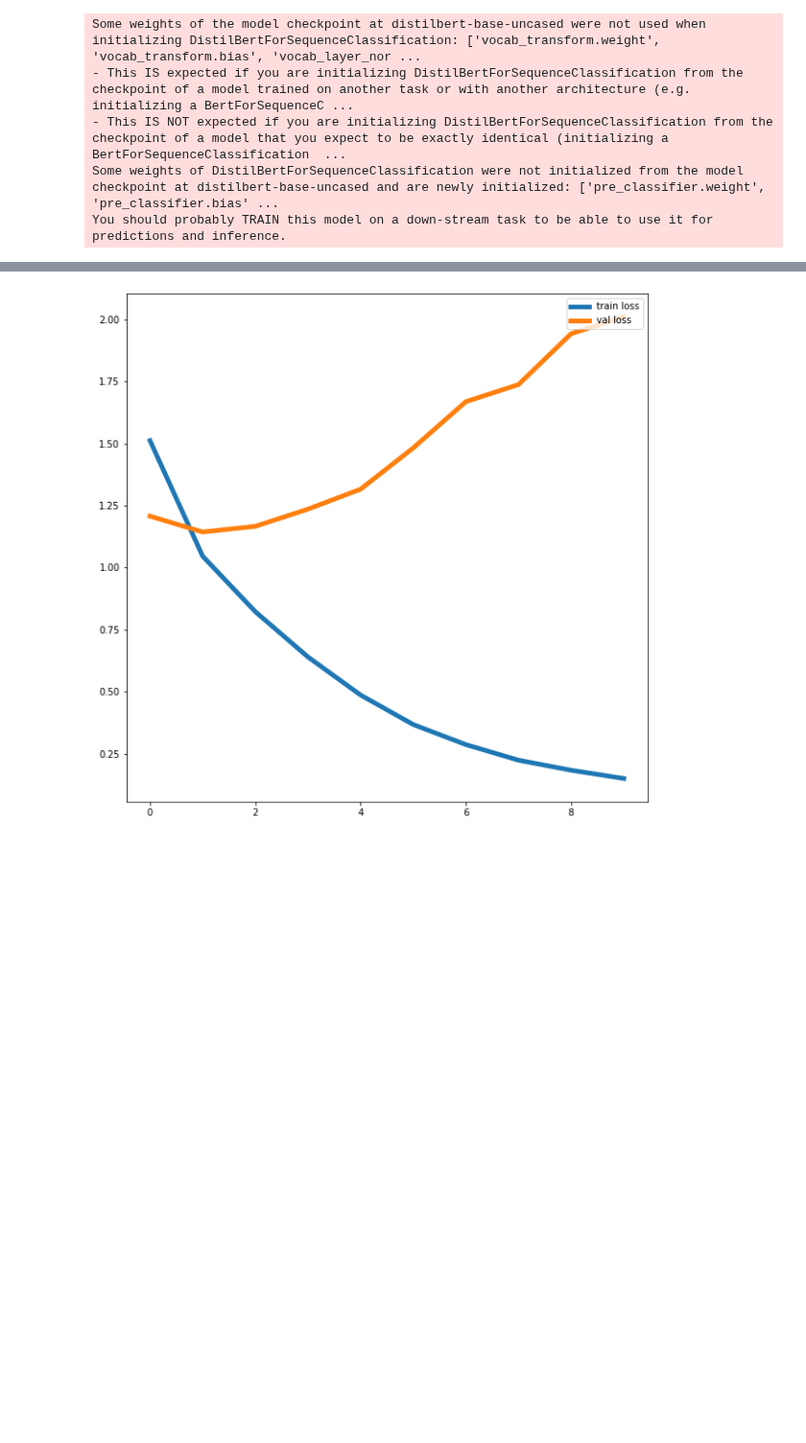
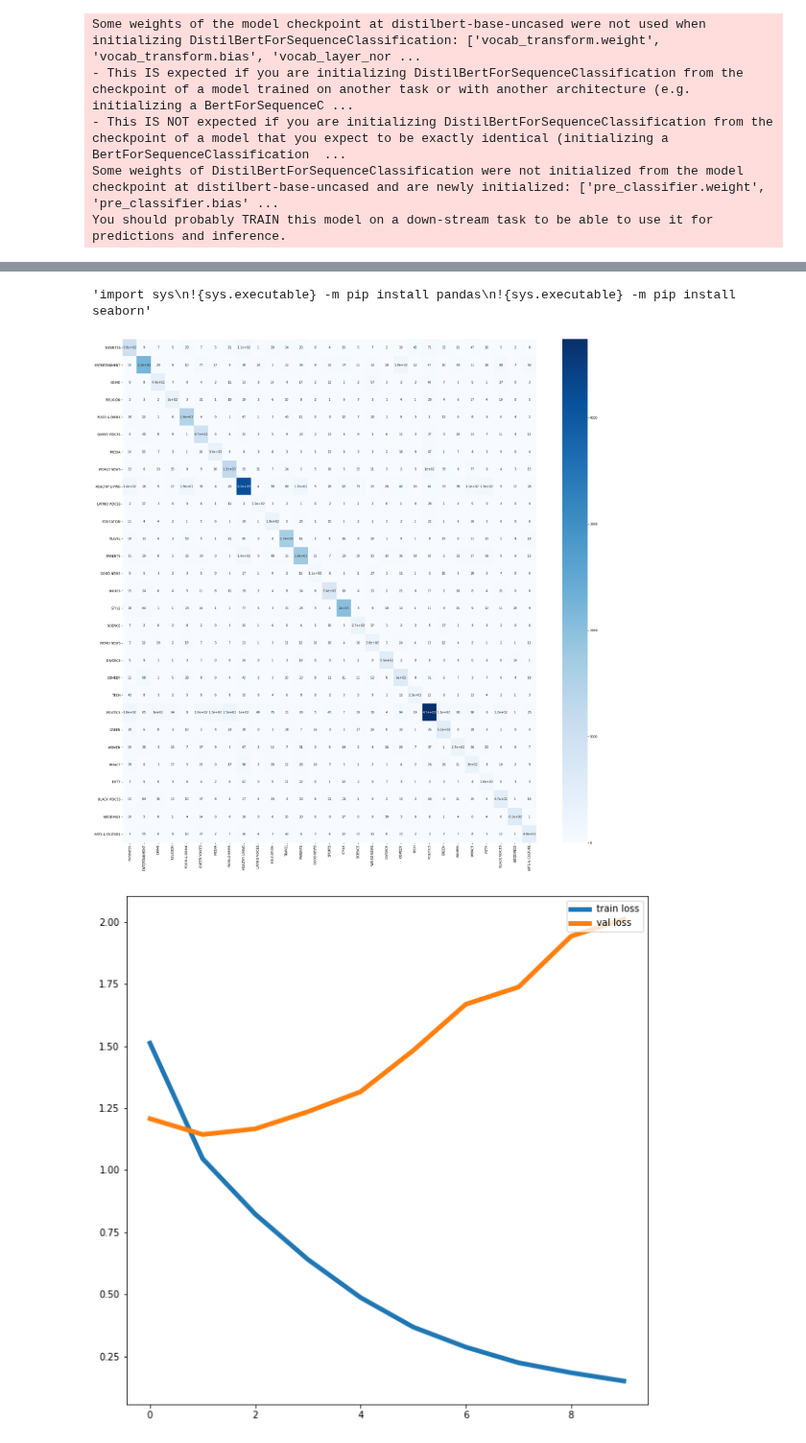
Before and after one commit to Siddhant-Ray/Attentive-neural-networks-for-news-classification, a Jupyter notebook: training-workspace_bert.ipynb, the cells around one changed output, grey strips where cells are left out. Shown at 96% size. Saved outputs shown, nothing was run; the diff lists cells and outputs as text; code cells hidden in the pictures; blank space fills up the shorter version.

```diff
--- a/training-workspace_bert.ipynb
+++ b/training-workspace_bert.ipynb
@@ -183,6 +183,7 @@ for idx, value in enumerate(label_list):
     index_class_map_dict1[value]=idx
 
 print(index_class_map_dict1)
+label_values = list(index_class_map_dict1.values())
 # %% [output]
 {'BUSINESS': 0, 'ENTERTAINMENT': 1, 'CRIME': 2, 'RELIGION': 3, 'FOOD & DRINK': 4, 'QUEER VOICES': 5, 'MEDIA': 6, 'WORLD NEWS': 7, 'HEALTHY LIVING': 8, 'LATINO VOICES': 9, 'EDUCATION': 10, 'TRAVEL': 11 ...
 # %%
@@ -241,3 +242,11 @@ class newsDataset(torch.utils.data.Dataset):
 train_dataset = newsDataset(train_encodings, train_labels)
 #print((train_dataset).__getitem__(3))
 val_dataset = newsDataset(val_encodings, val_labels)
+# %%
+from sklearn.metrics import f1_score
+import numpy as np
+
+y_pred = np.array([ 4, 13,  6, 13,  5,  2,  2,  6,  6,  6,  2,  6,  6,  2,  2,  6])
+y_true = np.array([27, 21,  4, 21,  8, 12,  0,  8,  8, 6,  7,  8, 21, 12, 21, 11])
+
+print(f1_score(y_true, y_pred, average="macro"))
@@ -368,3 +489,17 @@ val_acc for epoch = 10 is 0.7049306817333301
+# %%
+c_matrix = confusion_matrix(y_true, y_pred, labels=label_values)
+# %% [output]
+'import sys\n!{sys.executable} -m pip install pandas\n!{sys.executable} -m pip install seaborn'
+# %%
+import pandas as pd
+import seaborn as sns
+from pylab import savefig
+
+df_cm = pd.DataFrame(c_matrix, index = label_list,columns = label_list)
+plt.rcParams['figure.figsize'] = (30,30)
+matrix = sns.heatmap(df_cm, annot=True, cmap='Blues')
+# %% [output]
+[figure, added]
 # %%
 import matplotlib.pyplot as plt
 plt.switch_backend('agg')
```
Also changed, not shown: parts of 5 cells of this notebook, 2 other files.
